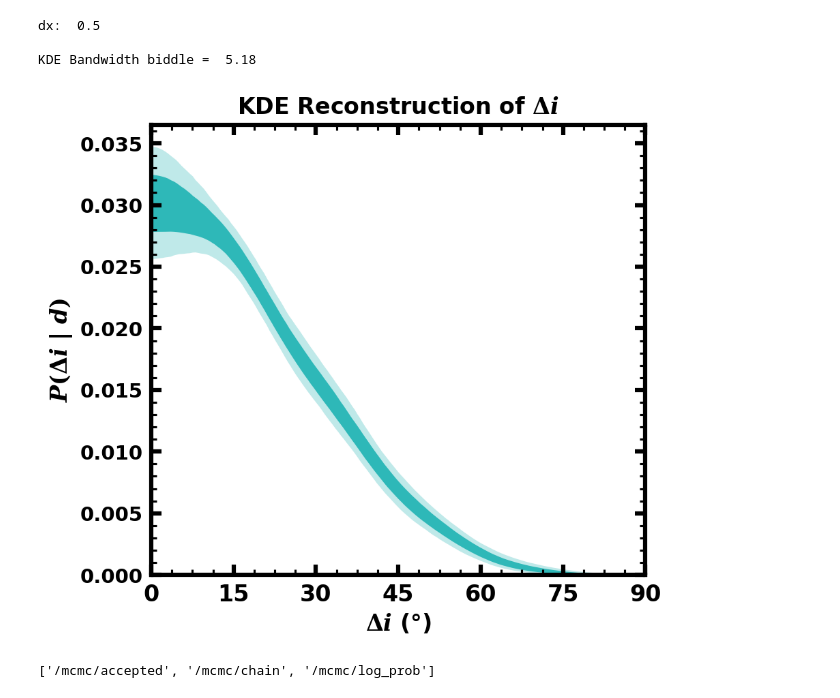
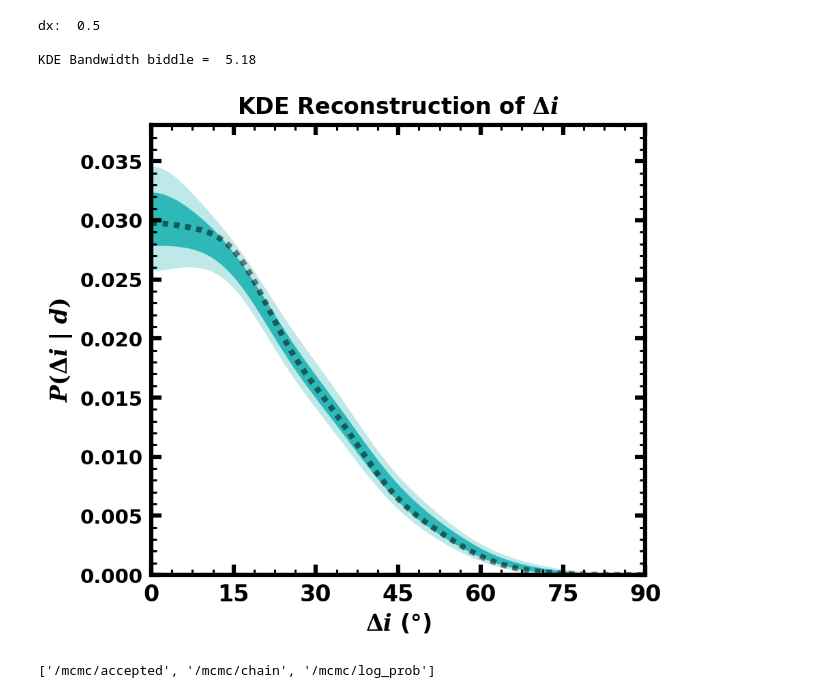
Before and after one commit to lbiddle/Obliquity_Synthesis, a Jupyter notebook: obliquity_synthesis.ipynb, the cells around one changed output. Cells and saved outputs as stored; diff of their text form; code cells hidden in the pictures.

```diff
--- a/obliquity_synthesis.ipynb
+++ b/obliquity_synthesis.ipynb
@@ -560,13 +557,13 @@ else:
 compute_new_posteriors = False
 
 if compute_new_posteriors == False:
-    date_str = '2024-Aug-06'
+    date_str = '2024-Aug-08'
 
 skip_biddle = False
 skip_hurt = False
 skip_morgan = False
 
-sampling_resolution = 'med'
+sampling_resolution = 'high'
 resolution_text = sampling_resolution + 'Res'
 if sampling_resolution == 'high':
     probability_distributions_dir = main_directory + 'Tables/Probability_Distributions/High/'
@@ -2134,8 +2136,9 @@ array(['2MASS J04124068+2438157', '2MASS J04202555+2700355',
        'V1094 Sco', 'V836 Tau', 'WSB 52', 'WSB 63'], dtype=object)
 # %%
 
+Deltai_distributions_biddle = {}
 
-Deltai_distributions_biddle = {}
+exclude_last_col = False
 
 for target_i, target in enumerate(target_list):
 
@@ -2148,13 +2151,16 @@ for target_i, target in enumerate(target_list):
             filepath_num = filepath_num[0]
             df_num = pd.read_csv(filepath_num)
 
-            if numeric != max(numerics):
-                df_cols = list(df_num.columns)[0:-1]
-            if numeric == max(numerics):
+            if exclude_last_col == True:
+                if numeric != max(numerics):
+                    df_cols = list(df_num.columns)[0:-1]
+                if numeric == max(numerics):
+                    df_cols = list(df_num.columns)
+                if target_i == 0:
+                    print(numeric, df_cols)
+            else:
                 df_cols = list(df_num.columns)
 
-            if target_i == 0:
-                print(numeric, df_cols)
             for column in df_cols:
                 col_dat = df_num[column].values
                 target_Deltai_distributions.append(col_dat)
@@ -2361,31 +2378,31 @@ dx:  0.5
 KDE Bandwidth biddle =  5.18
 # %%
 xmin_test, xmax_test = 0, 90
-ymin_test, ymax_test = 0, 1.05 * max(kde_975)
+ymin_test, ymax_test = 0, 1.10 * max(kde_975)
 MC_kde_fontsize=16
 
 fig = plt.figure(figsize=(6, 5.5), dpi=150)
 ax = fig.add_subplot(111)
 ax.minorticks_on()
-# ax.plot(x_grid_plot, nominal_density_estimation_biddle, ls=':', dashes=(1, 1), color='#000000', lw=4, alpha=0.5, label='Nominal KDE', zorder=-3)
+ax.plot(x_grid_plot, nominal_density_estimation_biddle, ls=':', dashes=(1, 1), color='#000000', lw=4, alpha=0.5, label='Nominal KDE', zorder=-3)
 ax.fill_between(x_grid_plot, kde_975, kde_025, lw=0, color='#2eb8b8', alpha=0.3, zorder=-6)
 ax.fill_between(x_grid_plot, kde_84, kde_16, lw=0, color='#2eb8b8', alpha=1, zorder=-5)
 ax.set_xlim(xmin_test, xmax_test)
 ax.set_ylim(ymin_test, ymax_test)
 ax.set_title(r'KDE Reconstruction of $\Delta i$', size=MC_kde_fontsize, pad=8)
 ax.set_xlabel(r'$\Delta i$ ($\degree$)', fontsize=MC_kde_fontsize)
 ax.set_ylabel(r'$P(\Delta i$ | $d)$', fontsize=MC_kde_fontsize)
 ax.set_xlim(0, 90)
 xtickvals = [0, 15, 30, 45, 60, 75, 90]
 ax.set_xticks(xtickvals)
 ax.set_xticklabels(xtickvals, fontsize=MC_kde_fontsize)
 
 fig.subplots_adjust(left=0.17, bottom=0.14, right=0.975, top=0.94, wspace=0.08, hspace=0.50)
 
 fig.savefig(test_figures_directory + 'MonteCarlo_Deltai/MC_Deltai.pdf', dpi=300)
 plt.show()
 # %% [output]
-[figure, old version]
+[figure, new version]
 # %%
 # HBM_directory = '/Users/lib278/Documents/Manuscripts/PRIMORDIAL_DISKS/HBM/Lauren_epop_analysis_2024-March-6/Final_HBM_Files/'
 HBM_directory = '/Users/lib278/Documents/Manuscripts/PRIMORDIAL_DISKS/HBM/Lauren_epop_analysis_2024-June-10/Final_HBM_Files/'
```
Also changed, not shown: parts of 19 cells of this notebook.
